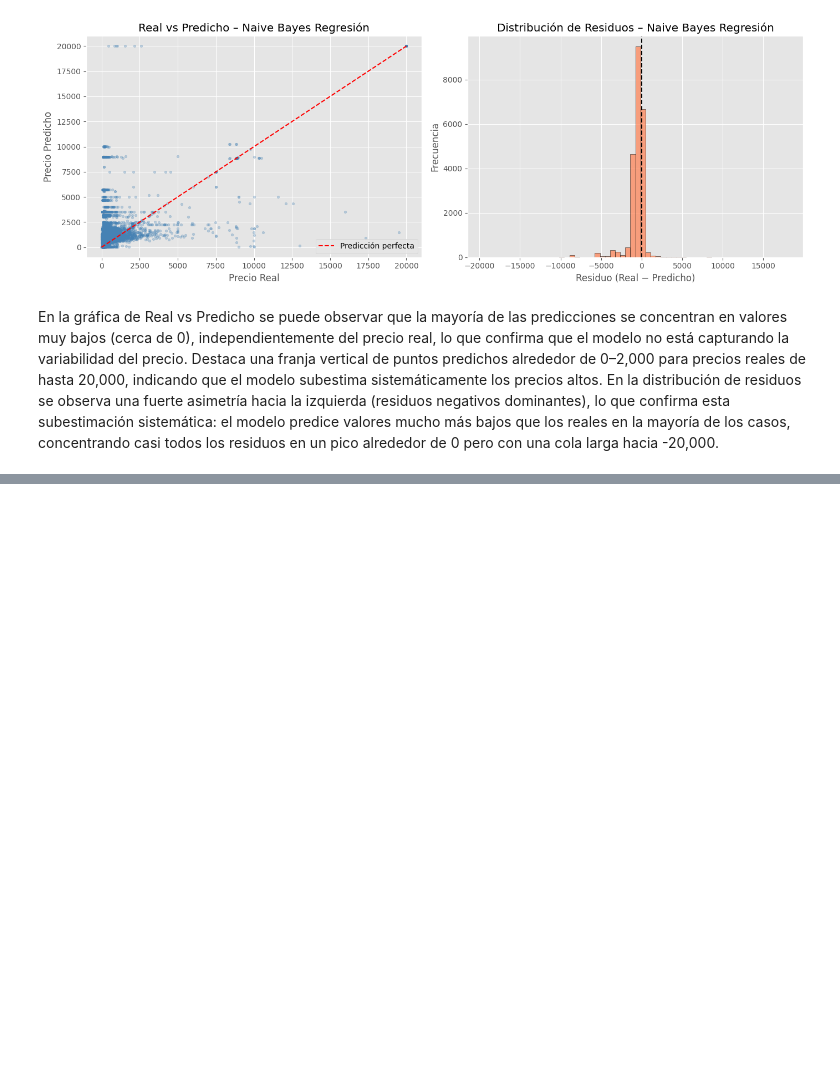
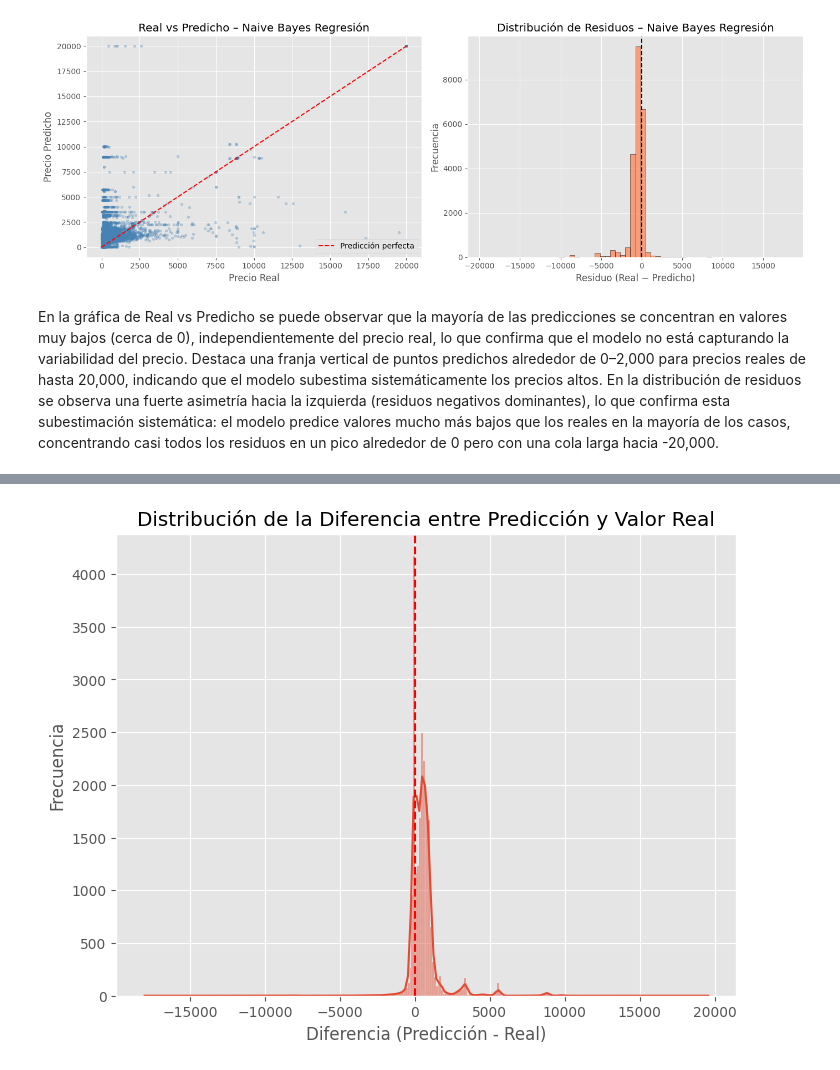
Before and after one commit to AleWWH1104/Lab5-md, a Jupyter notebook: Lab5.ipynb, the cells around one changed output, grey strips where cells are left out. Cells and saved outputs as stored; diff of their text form; code cells hidden in the pictures; blank space fills up the shorter version.

```diff
--- a/Lab5.ipynb
+++ b/Lab5.ipynb
@@ -227,0 +247,11 @@ En la gráfica de Real vs Predicho se puede observar que la mayoría de las pred
+# %%
+# Distribución de las diferencias
+plt.figure(figsize=(8, 6))
+sns.histplot(diferencias, kde=True)
+plt.axvline(0, color='red', linestyle='--')
+plt.xlabel('Diferencia (Predicción - Real)')
+plt.ylabel('Frecuencia')
+plt.title('Distribución de la Diferencia entre Predicción y Valor Real')
+plt.show()
+# %% [output]
+[figure, added]
```
Also changed, not shown: parts of 9 cells of this notebook.
